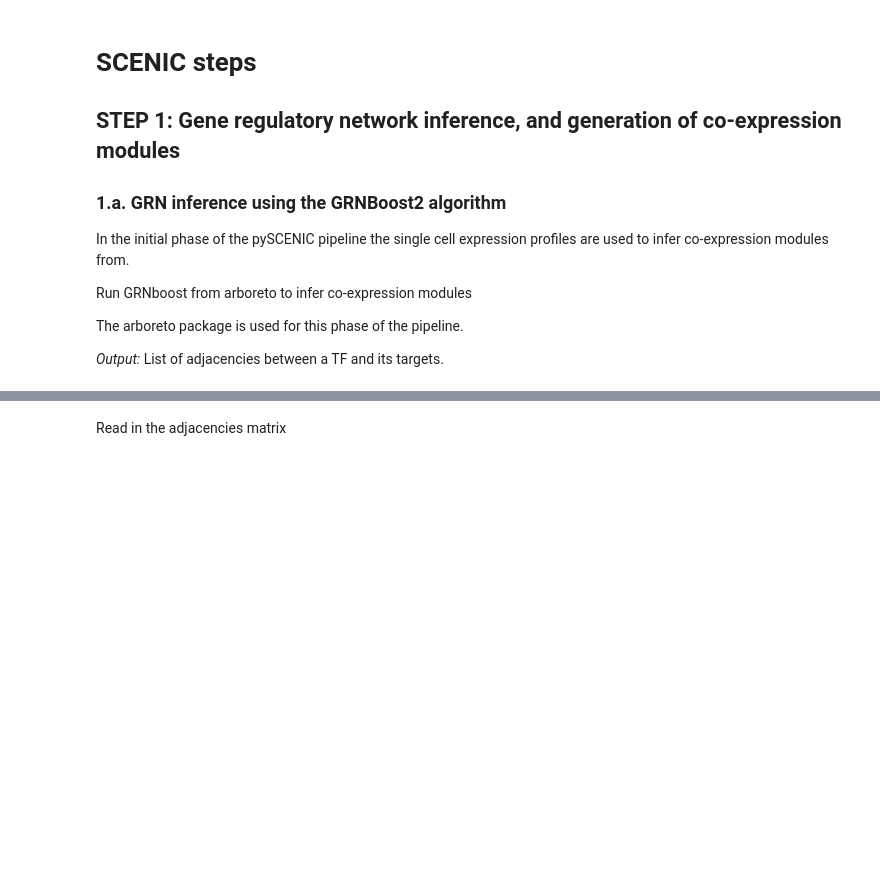
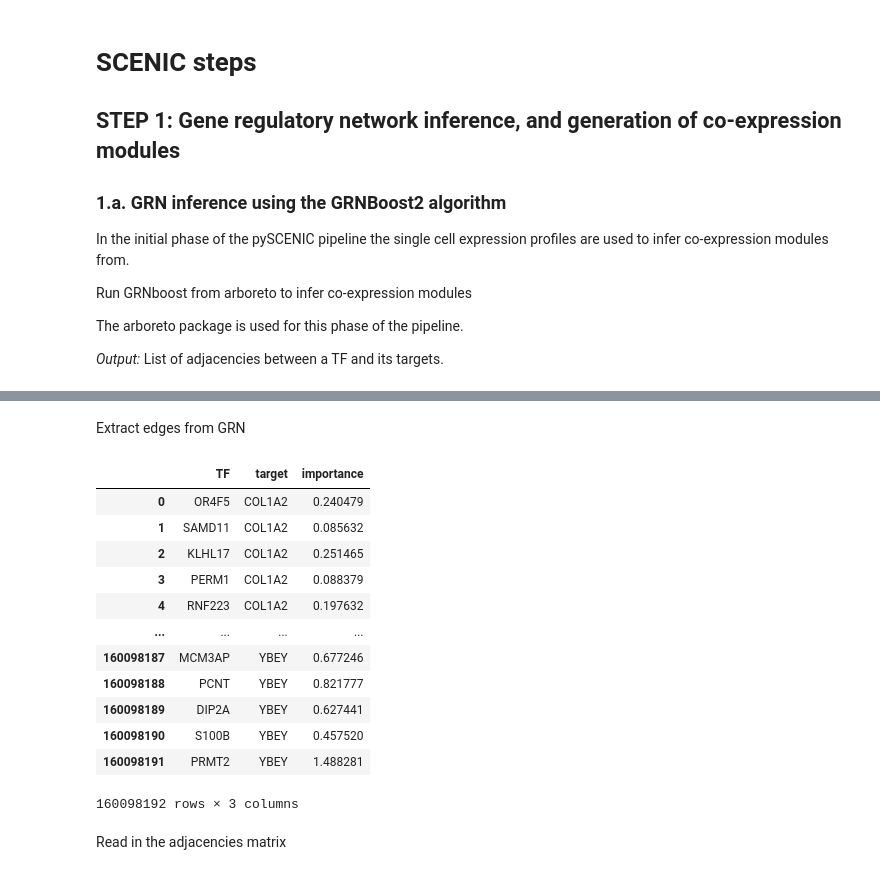
Before and after one commit to DeplanckeLab/Neuro_Droso_ND75KD, a Jupyter notebook: preprocessing/S3c_Kellis_region_pySCENIC_pipeline.ipynb, the cells around one changed output, grey strips where cells are left out. Drawn from its saved outputs; the diff is of its cells as text; code cells hidden in the pictures; blank space fills up the shorter version.

```diff
--- a/preprocessing/S3c_Kellis_region_pySCENIC_pipeline.ipynb
+++ b/preprocessing/S3c_Kellis_region_pySCENIC_pipeline.ipynb
@@ -221,3 +221,32 @@ creating dask graph
+# %%
+rd_trainer = rd.RegDiffusionTrainer(ex_matrix.to_numpy(), device="cpu")
+rd_trainer.train()
+# %% [markdown]
+Extract edges from GRN
+# %%
+# Now we focus on edges with weight > 50 percentile.
+grn = rd_trainer.get_grn(ex_matrix.columns, top_gene_percentile = 50) # gene_names to recover non-expressed genes
+
+# Here for each gene, we are going to extract all edges
+adjacencies = grn.extract_edgelist(k = -1, workers = param_n_workers)
+adjacencies.columns = ['TF', 'target', 'importance']
+
+# check edgelist.
+adjacencies
+# %% [output]
+|  | TF | target | importance |
+| 0 | OR4F5 | COL1A2 | 0.240479 |
+| 1 | SAMD11 | COL1A2 | 0.085632 |
+| 2 | KLHL17 | COL1A2 | 0.251465 |
+| 3 | PERM1 | COL1A2 | 0.088379 |
+| 4 | RNF223 | COL1A2 | 0.197632 |
+| ... | ... | ... | ... |
+| 160098187 | MCM3AP | YBEY | 0.677246 |
+| 160098188 | PCNT | YBEY | 0.821777 |
+| 160098189 | DIP2A | YBEY | 0.627441 |
+| 160098190 | S100B | YBEY | 0.457520 |
+| 160098191 | PRMT2 | YBEY | 1.488281 |
+160098192 rows × 3 columns
 # %% [markdown]
 Read in the adjacencies matrix
 # %%
```
Also changed, not shown: parts of 12 cells of this notebook, 5 other files.
